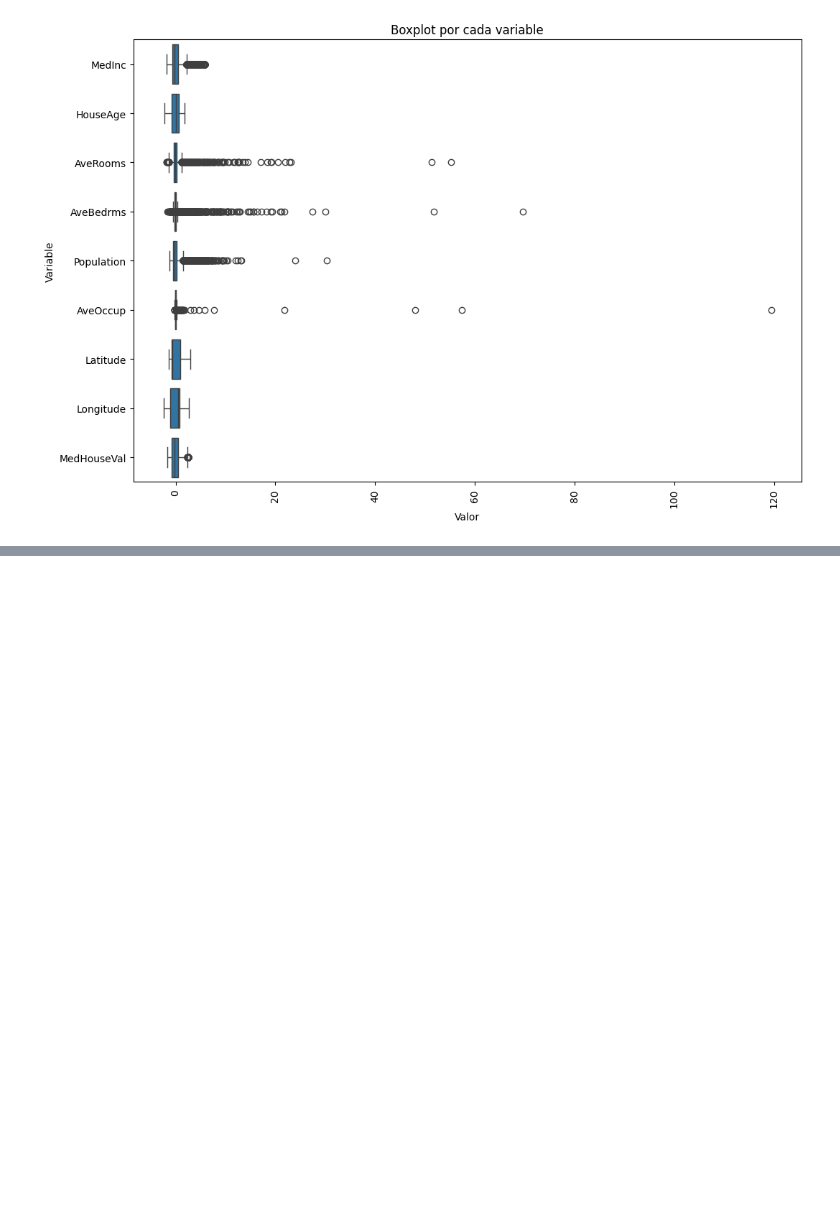
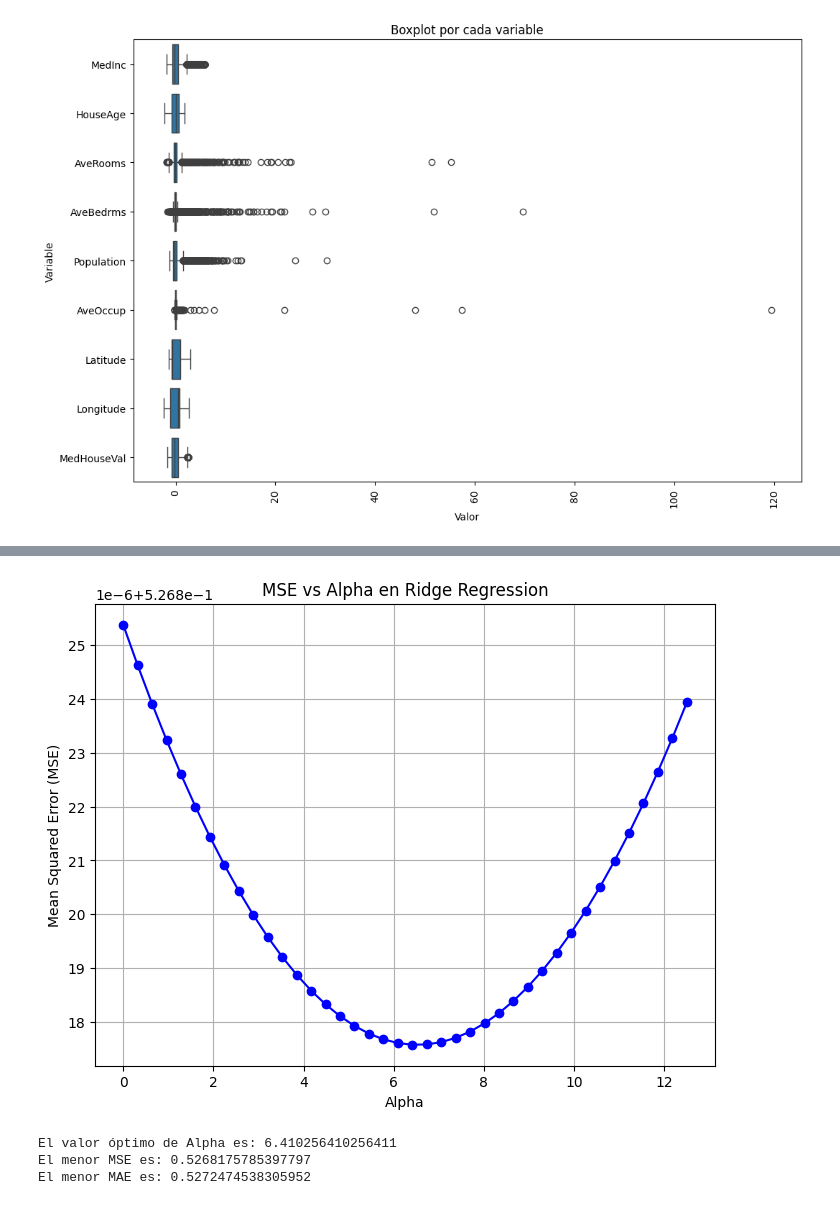
Before and after one commit to ctalamilla/tp2-introIA-CEIA, a Jupyter notebook: CEIA_IIA_TP2.ipynb, the cells around one changed output, grey strips where cells are left out. Cells and saved outputs as stored; diff of their text form; code cells hidden in the pictures; blank space fills up the shorter version.

```diff
--- a/CEIA_IIA_TP2.ipynb
+++ b/CEIA_IIA_TP2.ipynb
@@ -464,0 +508,5 @@ plt.show()
+# %%
+sc_X = StandardScaler()
+X_train_scaled = sc_X.fit_transform(X_train)
+print(f"Las medias del escalador es {sc_X.mean_}")
+print(f"Los desvío estándar del escalador es {np.sqrt(sc_X.var_)}")
@@ -464,0 +521,5 @@ plt.show()
+# %%
+regresion = LinearRegression()
+regresion.fit(X_train_scaled, y_train)
+print(f"El valor de la interseccion de la recta sera {regresion.intercept_ }")
+print(f"Los valores de los coeficientes de la recta sera {regresion.coef_ }")
@@ -464,0 +676,3 @@ plt.show()
+# %%
+alpha_values = np.linspace(0, 12.5, 40)
+alpha_values
@@ -464,0 +688,19 @@ plt.show()
+# %%
+# Lista para almacenar los errores cuadráticos medios
+mse_values = []
+
+# Iterar sobre cada valor de alpha
+for alpha in alpha_values:
+    # Definir el modelo Ridge con el valor actual de alpha
+    ridge_model = Ridge(alpha=alpha)
+
+    # Calcular el MSE utilizando validación cruzada (scoring = "neg_mean_squared_error")
+    mse = cross_val_score(ridge_model, X_train_scaled, y_train, scoring="neg_mean_squared_error", cv=5, n_jobs=-1)
+
+    # Almacenar el promedio del MSE (se multiplica por -1 para hacerlo positivo)
+    mse_values.append(-mse.mean())
+
+results_df = pd.DataFrame({
+    'Alpha': alpha_values,
+    'MSE': mse_values
+      })
@@ -464,0 +727,28 @@ plt.show()
+# %%
+# Graficar alpha vs MSE
+plt.figure(figsize=(8, 6))
+plt.plot(alpha_values, mse_values, marker='o', linestyle='-', color='b')
+plt.xlabel('Alpha')
+plt.ylabel('Mean Squared Error (MSE)')
+plt.title('MSE vs Alpha en Ridge Regression')
+plt.grid(True)
+plt.show()
+# %% [output]
+[figure, added]
+# %%
+# Encontrar el índice del menor MSE
+min_mse_index = results_df['MSE'].idxmin()
+
+# Encontrar el valor de alpha correspondiente al menor MSE
+best_alpha = results_df.iloc[min_mse_index]['Alpha']
+best_mse = results_df.iloc[min_mse_index]['MSE']
+best_mae = mean_absolute_error(y_test, y_pred)
+
+# Imprimir el valor de alpha y el MSE correspondiente
+print(f"El valor óptimo de Alpha es: {best_alpha}")
+print(f"El menor MSE es: {best_mse}")
+print(f"El menor MAE es: {best_mae}")
+# %% [output]
+El valor óptimo de Alpha es: 6.410256410256411
+El menor MSE es: 0.5268175785397797
+El menor MAE es: 0.5272474538305952
```
Also changed, not shown: parts of 27 cells of this notebook, 2 other files.
